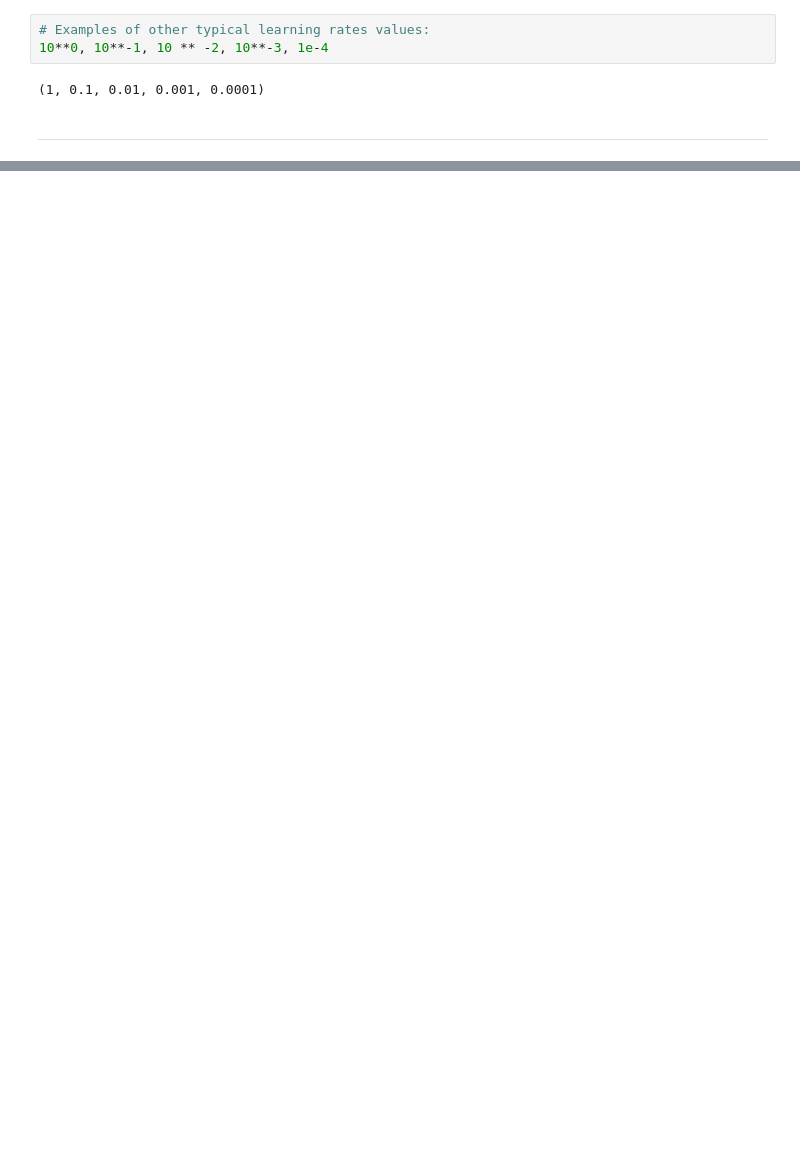
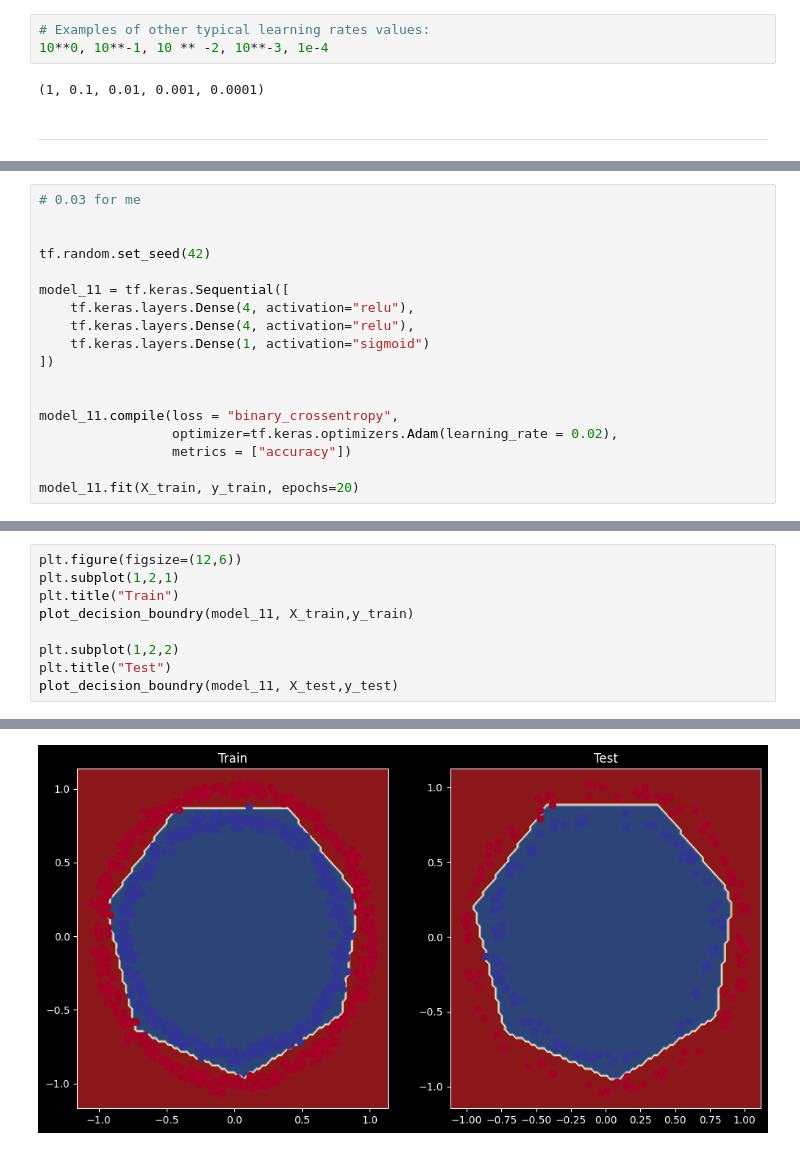
Before and after one commit to MERT-CKR/ZTM-Tensorflow-Course, a Jupyter notebook: 02 Neural network classification with Tensorflow/neural_network_classification.ipynb, the cells around one changed output, grey strips where cells are left out. Cells and saved outputs as stored; diff of their text form; blank space fills up the shorter version.

```diff
--- a/02 Neural network classification with Tensorflow/neural_network_classification.ipynb
+++ b/02 Neural network classification with Tensorflow/neural_network_classification.ipynb
@@ -771,0 +771,18 @@ Text(0.5, 1.0, 'Learning rate vs. Loss')
+# %%
+# 0.03 for me
+
+
+tf.random.set_seed(42)
+
+model_11 = tf.keras.Sequential([
+    tf.keras.layers.Dense(4, activation="relu"),
+    tf.keras.layers.Dense(4, activation="relu"),
+    tf.keras.layers.Dense(1, activation="sigmoid")
+])
+
+
+model_11.compile(loss = "binary_crossentropy",
+                 optimizer=tf.keras.optimizers.Adam(learning_rate = 0.02),
+                 metrics = ["accuracy"])
+
+model_11.fit(X_train, y_train, epochs=20)
@@ -771,0 +818,10 @@ Text(0.5, 1.0, 'Learning rate vs. Loss')
+# %%
+plt.figure(figsize=(12,6))
+plt.subplot(1,2,1)
+plt.title("Train")
+plot_decision_boundry(model_11, X_train,y_train)
+
+plt.subplot(1,2,2)
+plt.title("Test")
+plot_decision_boundry(model_11, X_test,y_test)
+# %% [output]
@@ -771,0 +832 @@ Text(0.5, 1.0, 'Learning rate vs. Loss')
+[figure, added]
```
Also changed, not shown: parts of 27 cells of this notebook, 1 other file.
